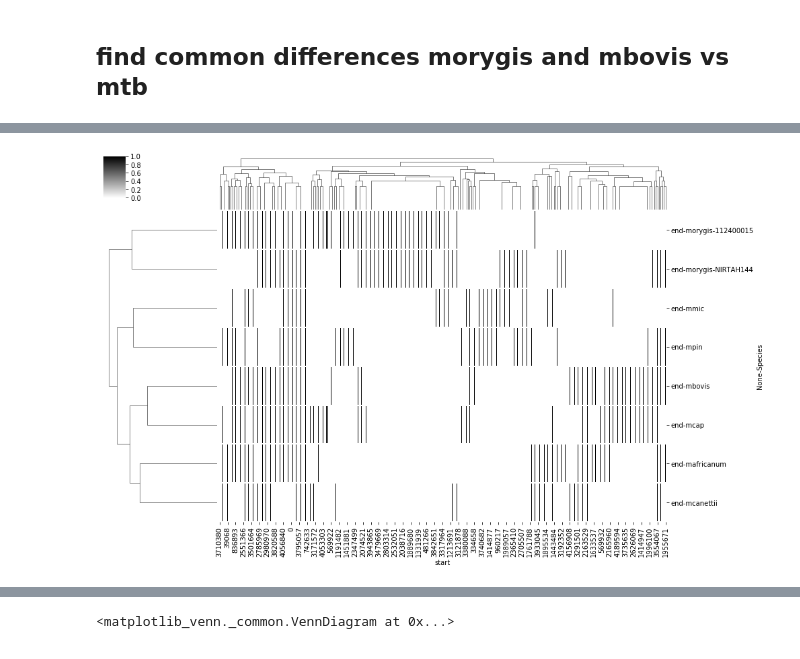
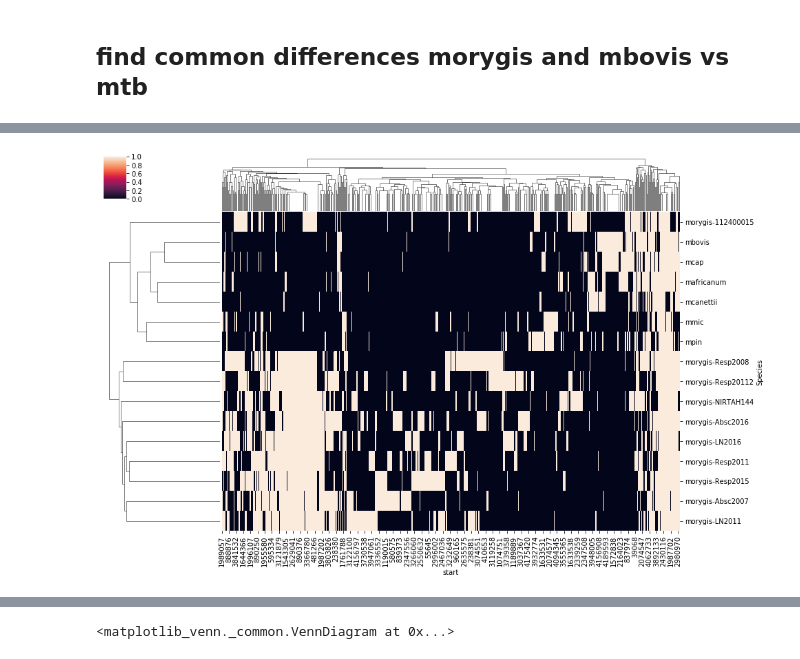
Before and after one commit to Matt-McElheron/Orygis_project, a Jupyter notebook: RunNucDiff_02-08-19.ipynb, the cells around one changed output, grey strips where cells are left out. Saved outputs shown, nothing was run; the diff lists cells and outputs as text; code cells hidden in the pictures.

```diff
--- a/RunNucDiff_02-08-19.ipynb
+++ b/RunNucDiff_02-08-19.ipynb
@@ -35,14 +79,16 @@ def features_to_dataframe(features, cds=False):
     allfeat = []
     for (item, f) in enumerate(features):
         x = f.__dict__
-        q = f.qualifiers
+        quals = f.qualifiers
         #print(q)
-        x.update(q)
+        x.update(quals)
         d = {}
         d['start'] = f.location.start
         d['end'] = f.location.end
         #d['strand'] = f.location.strand
-        for i in featurekeys:
+
+        cols = list(quals.keys())+['start','end']
+        for i in quals:
             if i in x:
                 if type(x[i]) is list:
                     d[i] = x[i][0]
@@ -50,6 +96,6 @@ def features_to_dataframe(features, cds=False):
                     d[i] = x[i]
         allfeat.append(d)
 
-    df = pd.DataFrame(allfeat,columns=featurekeys)
+    df = pd.DataFrame(allfeat,columns=cols)
 
     return df
@@ -182,7 +176,22 @@ def get_nucdiff_indels(gff):
+# %%
+#read in both gffs from nucdiff
+
+# This extracts the features from a .gff file and returns a dataframe
+# This can take in struct.gff, snp.gff and also annotation.gff files
+# It then returns a dataframe of the results
+def process_gff(gff):
+    feats = utils.gff_to_features(gff)
+    df = features_to_dataframe(feats)
+    df['length'] = df.end - df.start
+    df = df[df.Name.notna()]
+    return df
 # %%
-# These lists are defined to catch each struct/snps results df for each file
-# Each list of dfs is then concated into one df each for all structs and all snps
-indels_list = []
+# This list is defined to catch each struct results df for each file
+# The list of dfs is later concated into one df each for all structs results, using a species tag to define origin
+structs_list = []
+
+# This list is defined to catch each SNP results df for each file
+# The list of dfs is later concated into one df each for all SNP results, using a species tag to define origin
 snps_list = []
 
 # We iterate over the results file and extract features
@@ -196,7 +205,7 @@ for result_file in nucdiff_results:
             if "ref_snps" in result:
 
                 # A df is made from the snps.gff file, capturing all features
-                snps_df = get_nucdiff_snps(f'{result_file}/{result}')
+                snps_df = process_gff(f'{result_file}/{result}')
 
                 # The df then has a column added, stating which species it came from, for use in the final df
                 snps_df['Species'] = result.split('_')[0]
@@ -207,10 +216,12 @@ for result_file in nucdiff_results:
             # The same is done for structural differences as was done for snps
             if "ref_struct" in result:
 
-                indels_df = get_nucdiff_indels(f'{result_file}/{result}')
+                indels_df = process_gff(f'{result_file}/{result}')
                 indels_df['Species'] = result.split('_')[0]
-                indels_list.append(indels_df)
+                structs_list.append(indels_df)
 
+# Here, the structural results are viewed
+indels = pd.concat(structs_list, sort=True)
 
-indels = pd.concat(indels_list, sort=True)
+# Here, the SNP results are extracted
 snps = pd.concat(snps_list, sort=True)
@@ -242,8 +254,8 @@ start_table = start_table.end
 # %%
 # Here a clustermap is made
 
-g=sns.clustermap(start_table.T, figsize=(15,10), cmap="gray_r", lw=1)
+g=sns.clustermap(start_table.T, figsize=(15,10))#, cmap="gray_r", lw=1)
 g.savefig('clustermap.png',dpi=150)
 # %% [output]
-[figure, old version]
+[figure, new version]
 # %%
```
Also changed, not shown: parts of 23 cells of this notebook.
